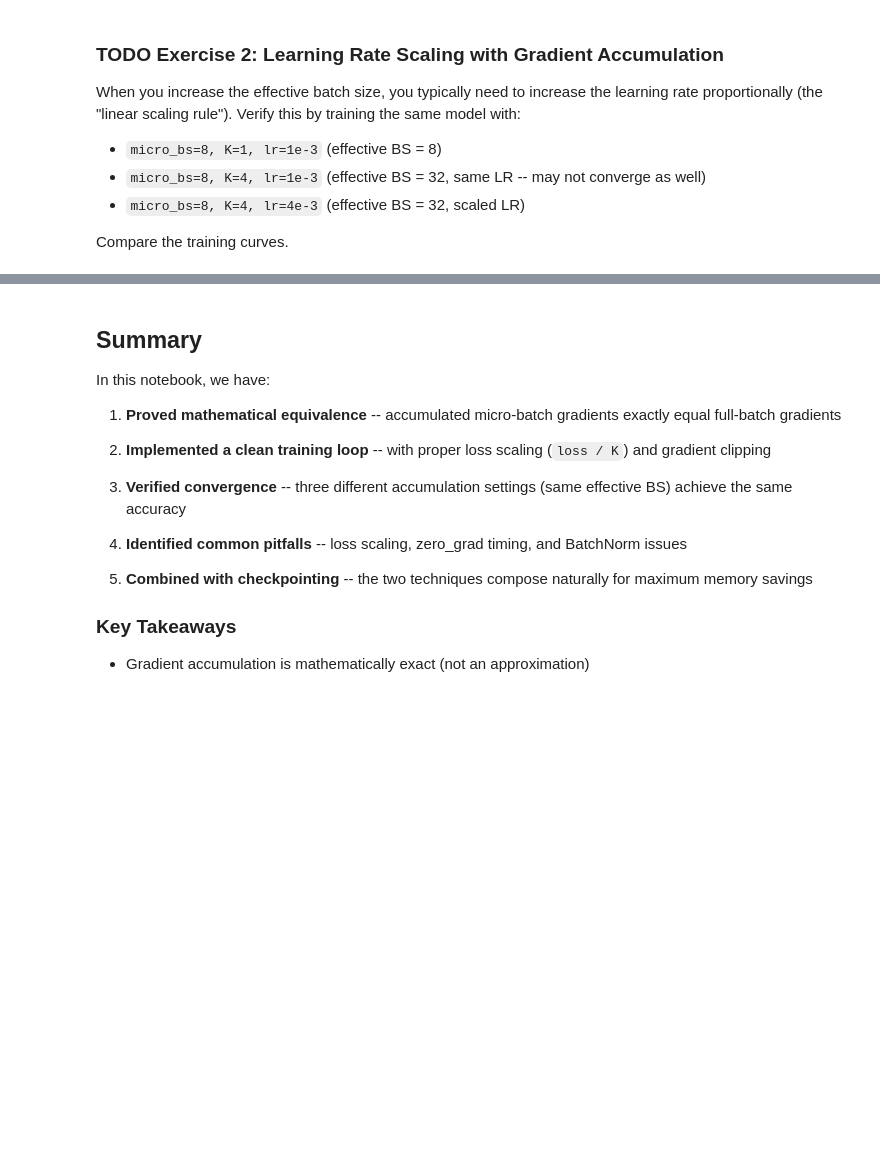
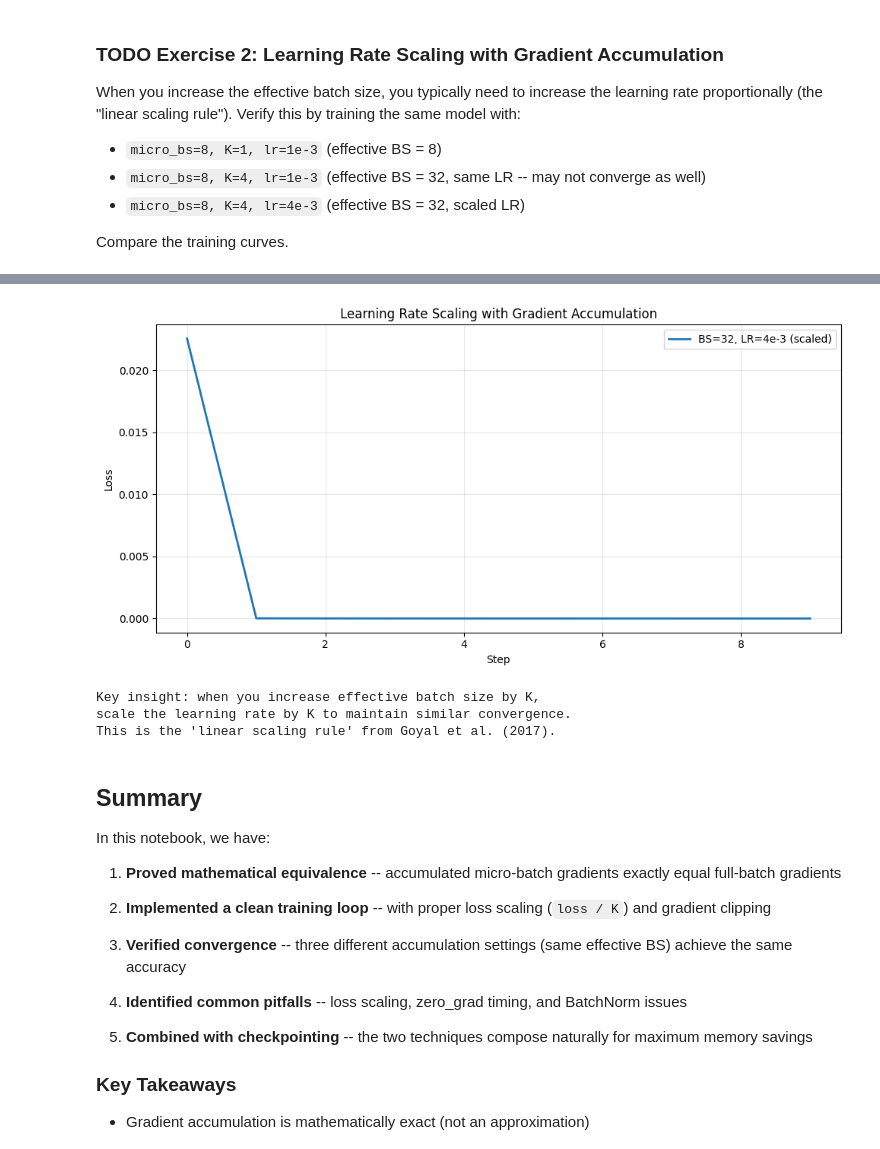
Before and after one commit to Krish-Mahajan/5DParallelismFromScratch, a Jupyter notebook: SingleGPUToMultiGPU/02_gradient_accumulation.ipynb, the cells around one changed output, grey strips where cells are left out. Drawn from its saved outputs; the diff is of its cells as text; code cells hidden in the pictures; blank space fills up the shorter version.

```diff
--- a/SingleGPUToMultiGPU/02_gradient_accumulation.ipynb
+++ b/SingleGPUToMultiGPU/02_gradient_accumulation.ipynb
@@ -852,20 +785,34 @@ else:
 # 3. Plot all three loss curves
 #
 # Expected: configuration (c) should match configuration (a) best
+configs = [
+    {"micro_bs": 8, "accum": 1, "lr": 1e-3, "label": "BS=8, LR=1e-3 (baseline)"},
+    {"micro_bs": 8, "accum": 4, "lr": 1e-3, "label": "BS=32, LR=1e-3 (unscaled)"},
+    {"micro_bs": 8, "accum": 4, "lr": 4e-3, "label": "BS=32, LR=4e-3 (scaled)"},
+]
 
-# configs = [
-#     {"micro_bs": 8, "accum": 1, "lr": 1e-3, "label": "BS=8, LR=1e-3"},
-#     {"micro_bs": 8, "accum": 4, "lr": 1e-3, "label": "BS=32, LR=1e-3 (unscaled)"},
-#     {"micro_bs": 8, "accum": 4, "lr": 4e-3, "label": "BS=32, LR=4e-3 (scaled)"},
-# ]
-#
-# for cfg in configs:
-#     torch.manual_seed(42)
-#     model = ClassificationModel(input_dim, 256, num_classes).to(device)
-#     history = train_with_accumulation(
-#         model, dataset,
-#         micro_batch_size=cfg['micro_bs'],
-#         accumulation_steps=cfg['accum'],
-#         num_epochs=10, lr=cfg['lr']
-#     )
-#     # Plot results...
+plt.figure(figsize=(10, 5))
+
+for cfg in configs:
+    torch.manual_seed(42)
+    model = ClassificationModel(input_dim, 256, num_classes).to(device)
+    history = train_with_accumulation(
+        model, dataset,
+        micro_batch_size=cfg['micro_bs'],
+        accumulation_steps=cfg['accum'],
+        num_epochs=10, lr=cfg['lr']
+    )
+plt.plot(history['loss'], label=cfg['label'], linewidth=2)
+
+plt.xlabel('Step')
+plt.ylabel('Loss')
+plt.title('Learning Rate Scaling with Gradient Accumulation')
+plt.legend(fontsize=10)
+plt.grid(True, alpha=0.3)
+plt.tight_layout()
+plt.show()
+
+print("Key insight: when you increase effective batch size by K,")
+print("scale the learning rate by K to maintain similar convergence.")
+print("This is the 'linear scaling rule' from Goyal et al. (2017).")
+# %% [output]
@@ -872,3 +836,7 @@ else:
+[figure, added]
+Key insight: when you increase effective batch size by K,
+scale the learning rate by K to maintain similar convergence.
+This is the 'linear scaling rule' from Goyal et al. (2017).
 # %%
 #@title 🎧 Wrap-Up: Closing
 from IPython.display import Audio, display
```
Also changed, not shown: parts of 36 cells of this notebook, 1 other file.
